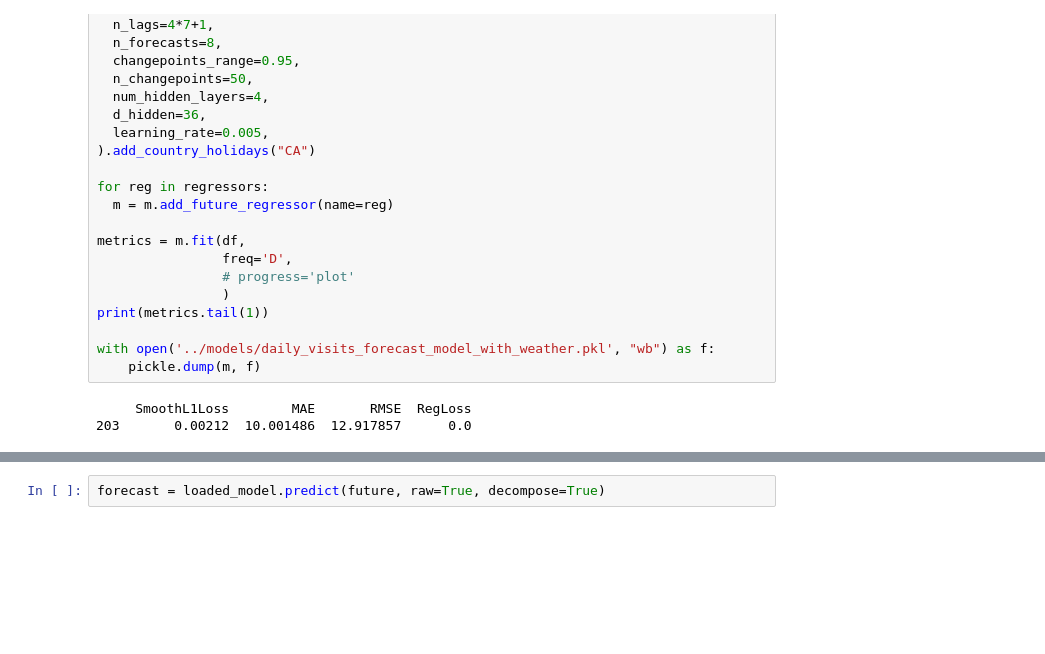
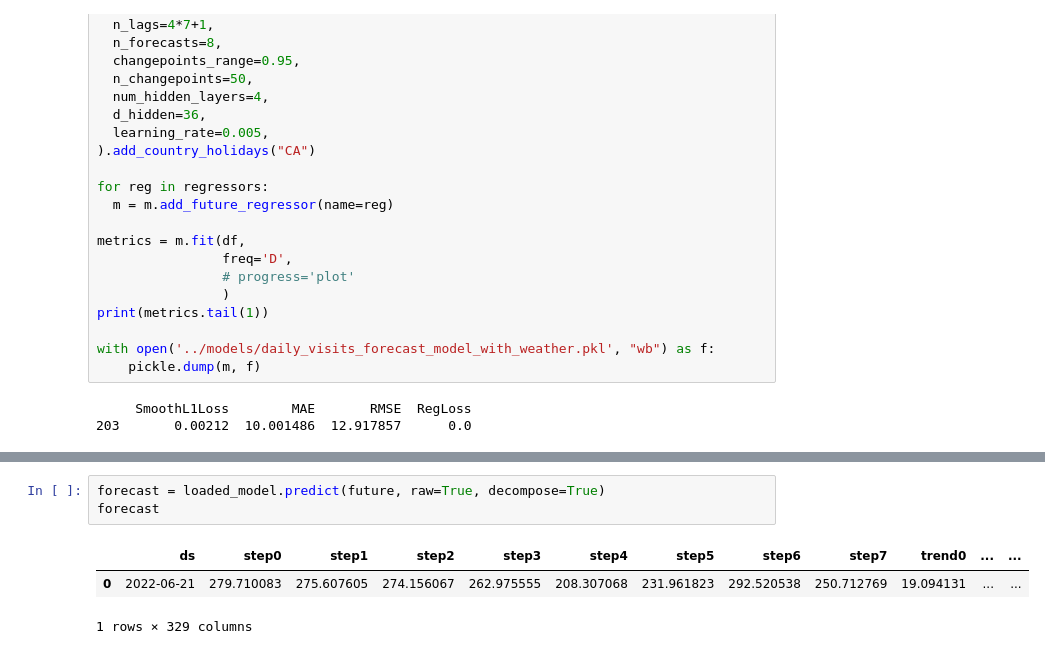
Before and after one commit to drdevinhopkins/hourly-report-neuralprophet, a Jupyter notebook: notebooks/daily_visits_with_weather.ipynb, the cells around one changed output, grey strips where cells are left out. Cells and saved outputs as stored; diff of their text form; blank space fills up the shorter version.

```diff
--- a/notebooks/daily_visits_with_weather.ipynb
+++ b/notebooks/daily_visits_with_weather.ipynb
@@ -185,5 +191,10 @@ forecast_output
 # %%
 forecast = loaded_model.predict(future, raw=True, decompose=True)
+forecast
+# %% [output]
+|  | ds | step0 | step1 | step2 | step3 | step4 | step5 | step6 | step7 | trend0 | ... | ... |
+| 0 | 2022-06-21 | 279.710083 | 275.607605 | 274.156067 | 262.975555 | 208.307068 | 231.961823 | 292.520538 | 250.712769 | 19.094131 | ... | ... |
+1 rows × 329 columns
 # %%
 forecast = forecast.set_index('ds')
 forecast
```
Also changed, not shown: parts of 6 cells of this notebook, 2 other files.
